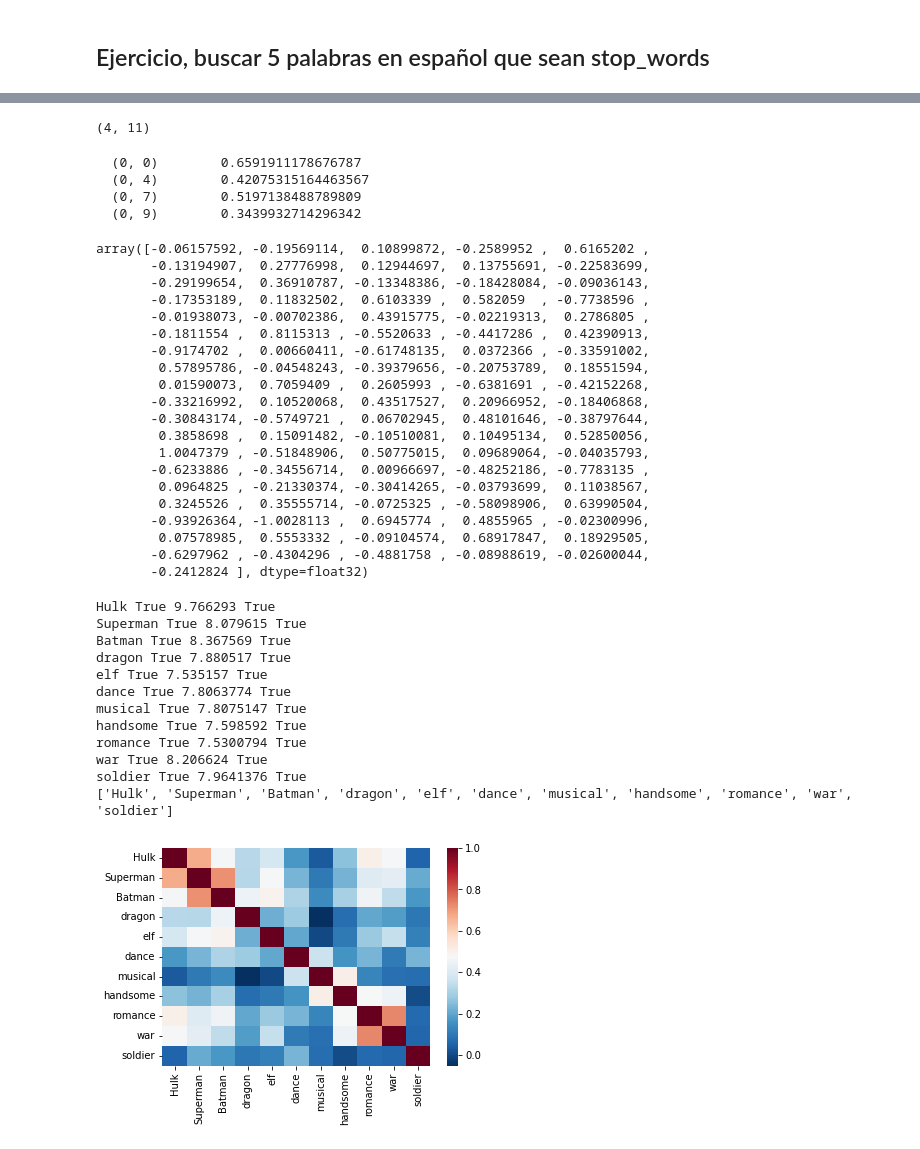
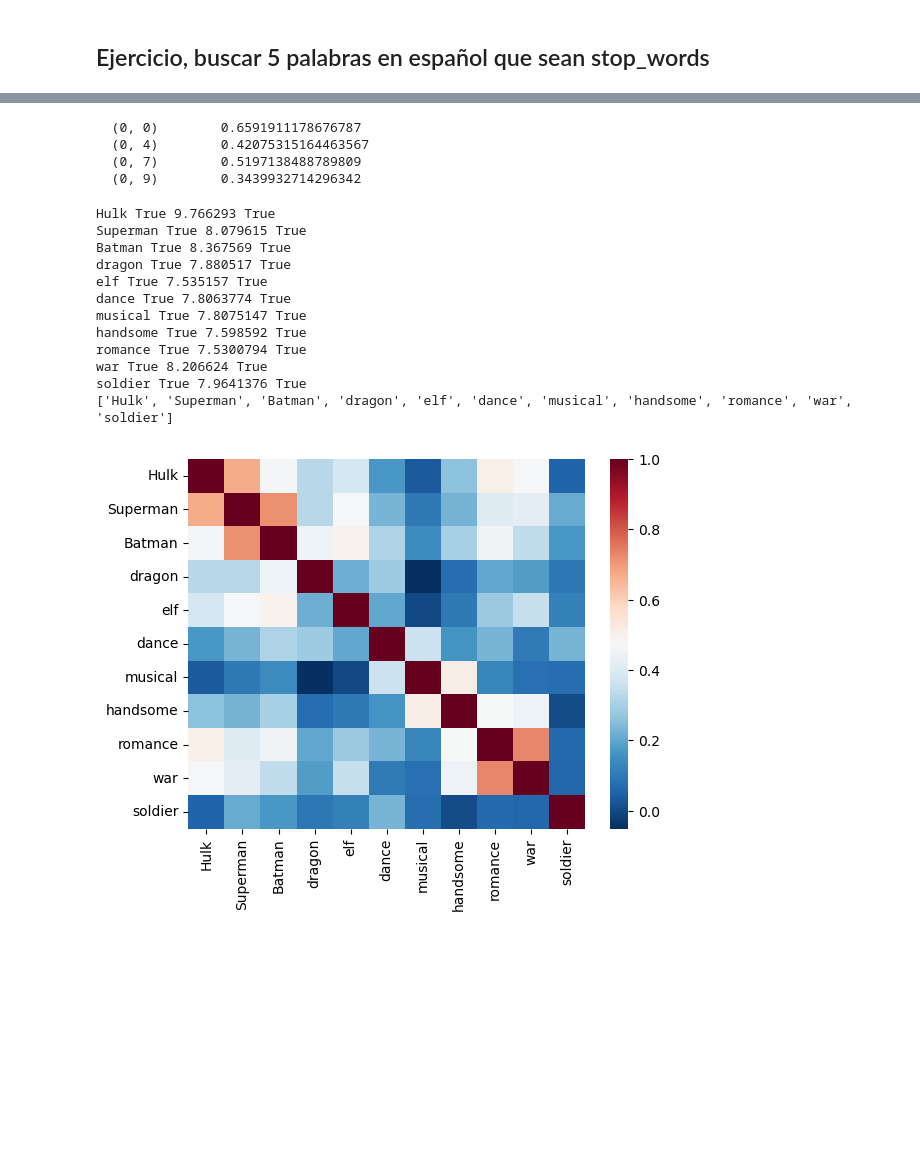
Before and after one commit to igomezv/DataScienceIntermedio, a Jupyter notebook: 7-NLP.ipynb, the cells around one changed output, grey strips where cells are left out. Saved outputs shown, nothing was run; the diff lists cells and outputs as text; code cells hidden in the pictures; blank space fills up the shorter version.

```diff
--- a/7-NLP.ipynb
+++ b/7-NLP.ipynb
@@ -376,6 +435,6 @@ nlp = spacy.load('en_core_web_sm')
 nlp_es = spacy.load('es_core_news_sm')
 # %%
-doc = nlp_es('"Vamos por unos tacos!"')
+doc = nlp_es("Vamos por unos tacos!")
 for token in doc:
     print(token.text)
 # %% [output]
@@ -389,10 +446,6 @@ tacos
 # %%
-sentence = nlp(u'Googles monthly revenue is $6 million')
+sentence = nlp_eng(u'Three guilty as court finds Russia-controlled group downed airliner')
 
 for token in sentence:
     print(token.text, end=' | ')
-
-
-for ent in sentence.ents:
-    print(ent.text+' - '+ent.label_+' - '+str(spacy.explain(ent.label_)))
 # %% [output]
@@ -402,10 +459,6 @@ $6 million - MONEY - Monetary values, including unit
 # %%
-sentence = nlp_es(u'Mexicanos al grito de guerra, al sonoro rugir del cañón')
+sentence = nlp_es(u'Se disipa riesgo de enfrentamiento entre Rusia y la OTAN ')
 
 for token in sentence:
     print(token.text, end=' | ')
-
-
-for ent in sentence.ents:
-    print(ent.text+' - '+ent.label_+' - '+str(spacy.explain(ent.label_)))
 # %% [output]
@@ -435,7 +494,7 @@ displacy.render(document, style='dep', jupyter=True, options={'distance': 110})
 [interactive output not drawn]
 # %%
 ## Lematizacion
-doc = nlp(u"He is a runner running in a competition because he loves to run since he ran today")
+doc = nlp_eng(u"He is a runner running in a competition because he loves to run since he ran today")
 
 for token in doc:
     print(f'{token.text:{12}} {token.pos_:{6}} {token.lemma:<{22}} {token.lemma_}')
@@ -509,8 +592 @@ documents = (
-# %%
-from sklearn.feature_extraction.text import TfidfVectorizer
-tfidf_vectorizer = TfidfVectorizer()
-tfidf_matrix = tfidf_vectorizer.fit_transform(documents)
-tfidf_matrix.shape
-# %% [output]
-(4, 11)
 # %%
@@ -520,64 +606,41 @@ print(tfidf_matrix[0:1])
   (0, 4)        0.42075315164463567
   (0, 7)        0.5197138488789809
   (0, 9)        0.3439932714296342
-# %%
-nlp("The sky is blue").vector
-# %% [output]
-array([-0.06157592, -0.19569114,  0.10899872, -0.2589952 ,  0.6165202 ,
-       -0.13194907,  0.27776998,  0.12944697,  0.13755691, -0.22583699,
-       -0.29199654,  0.36910787, -0.13348386, -0.18428084, -0.09036143,
-       -0.17353189,  0.11832502,  0.6103339 ,  0.582059  , -0.7738596 ,
-       -0.01938073, -0.00702386,  0.43915775, -0.02219313,  0.2786805 ,
-       -0.1811554 ,  0.8115313 , -0.5520633 , -0.4417286 ,  0.42390913,
-       -0.9174702 ,  0.00660411, -0.61748135,  0.0372366 , -0.33591002,
-        0.57895786, -0.04548243, -0.39379656, -0.20753789,  0.18551594,
-        0.01590073,  0.7059409 ,  0.2605993 , -0.6381691 , -0.42152268,
-       -0.33216992,  0.10520068,  0.43517527,  0.20966952, -0.18406868,
-       -0.30843174, -0.5749721 ,  0.06702945,  0.48101646, -0.38797644,
-        0.3858698 ,  0.15091482, -0.10510081,  0.10495134,  0.52850056,
-        1.0047379 , -0.51848906,  0.50775015,  0.09689064, -0.04035793,
-       -0.6233886 , -0.34556714,  0.00966697, -0.48252186, -0.7783135 ,
-        0.0964825 , -0.21330374, -0.30414265, -0.03793699,  0.11038567,
-        0.3245526 ,  0.35555714, -0.0725325 , -0.58098906,  0.63990504,
-       -0.93926364, -1.0028113 ,  0.6945774 ,  0.4855965 , -0.02300996,
-        0.07578985,  0.5553332 , -0.09104574,  0.68917847,  0.18929505,
-       -0.6297962 , -0.4304296 , -0.4881758 , -0.08988619, -0.02600044,
-       -0.2412824 ], dtype=float32)
 # %%
 # nlp = spacy.load("en_core_web_md")
 import seaborn
-tokens = nlp(u'Hulk Superman Batman dragon elf dance musical handsome romance war soldier')
+tokens = nlp_eng(u'Hulk Superman Batman dragon elf dance musical handsome romance war soldier')
 
 for token in tokens:
     print(token.text, token.has_vector, token.vector_norm, token.is_oov)
 
 labels = [a.text for a in tokens]
 print(labels)
 
 M = np.zeros((len(tokens), len(tokens)))
 for idx, token1 in enumerate(tokens):
     for idy, token2 in enumerate(tokens):
         M[idx, idy] = token1.similarity(token2)
 
 %matplotlib inline
 import numpy as np
 import seaborn as sns
 import matplotlib.pylab as plt
 
 
 ax = sns.heatmap(M, cmap = "RdBu_r", xticklabels=labels,  yticklabels=labels)
 plt.show()
 # %% [output]
 Hulk True 9.766293 True
 Superman True 8.079615 True
 Batman True 8.367569 True
 dragon True 7.880517 True
 elf True 7.535157 True
 dance True 7.8063774 True
 musical True 7.8075147 True
 handsome True 7.598592 True
 romance True 7.5300794 True
 war True 8.206624 True
 soldier True 7.9641376 True
 ['Hulk', 'Superman', 'Batman', 'dragon', 'elf', 'dance', 'musical', 'handsome', 'romance', 'war', 'soldier']
-[figure, old version]
+[figure, new version]
```
Also changed, not shown: parts of 66 cells of this notebook.
